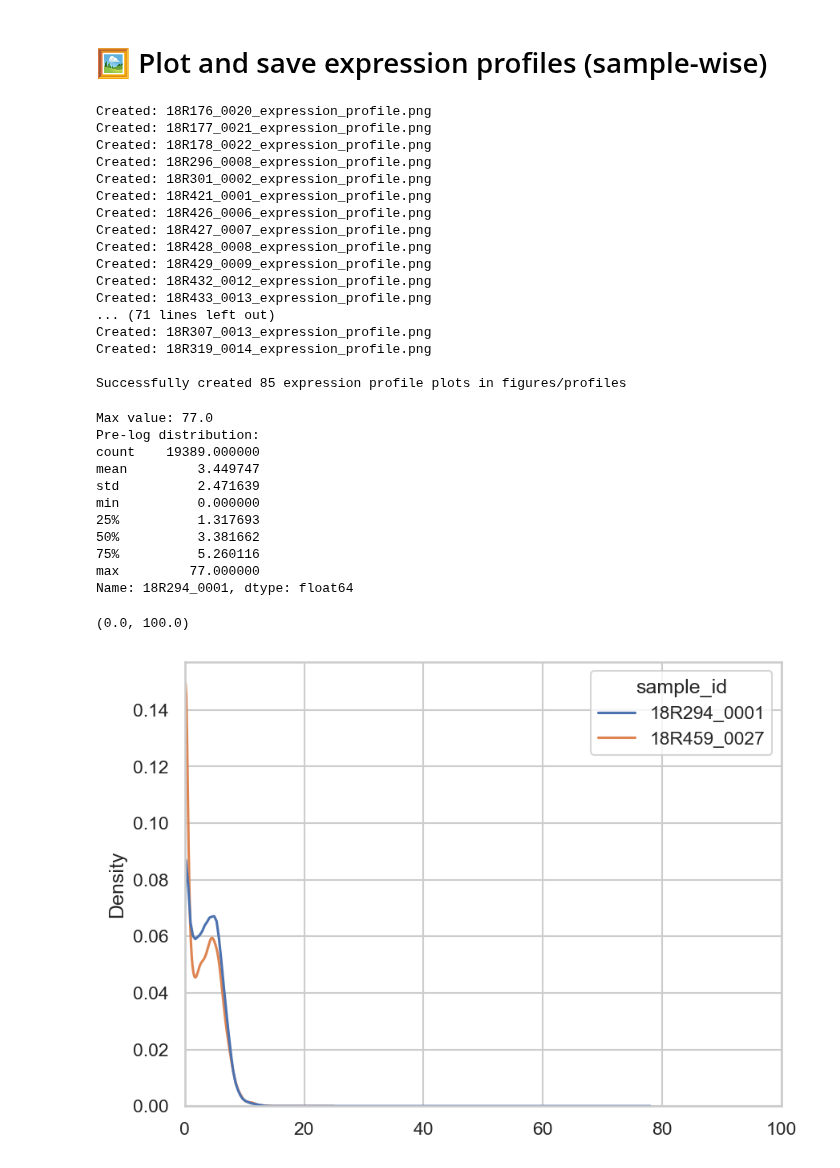
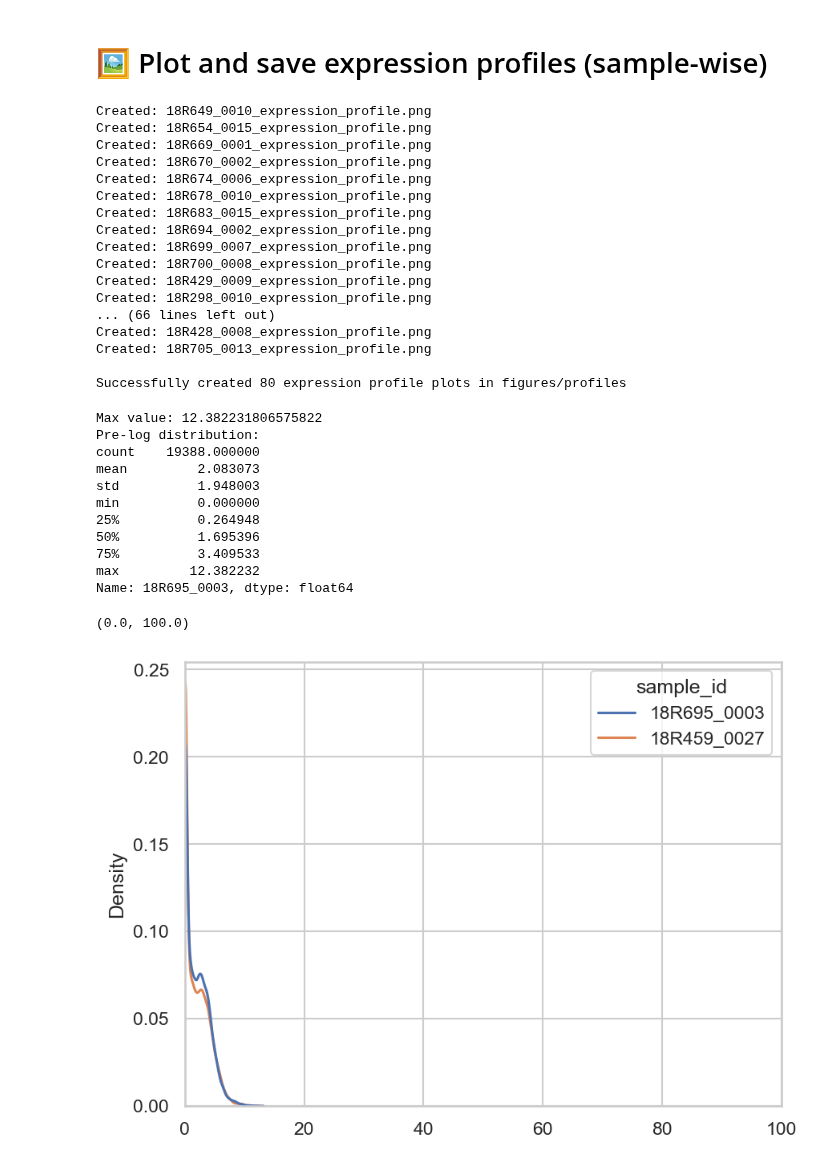
Before and after one commit to lkmaks/mcrc-cetuximab-analysis, a Jupyter notebook: notebooks/tasks34_harut/load_expression_profiles.ipynb, the cells around one changed output. Cells and saved outputs as stored; diff of their text form; code cells hidden in the pictures.

```diff
--- a/notebooks/tasks34_harut/load_expression_profiles.ipynb
+++ b/notebooks/tasks34_harut/load_expression_profiles.ipynb
@@ -19,7 +19,7 @@ os.makedirs("figures/profiles", exist_ok=True)
 # 📥 Load expression and annotation data
 # %%
 # Load files
-expression_df = pd.read_csv("data/log2_tpms_from_fpkm_hgnc_no_metastases_maxim.csv", index_col='sample_id')
+expression_df = pd.read_csv("data/log_tpms_from_fpkm_hgnc_filtered_by_ann.csv", index_col='sample_id')
 
 expression_df_numeric = expression_df.select_dtypes(include=[float, int])
 # %% [markdown]
@@ -53,43 +53,43 @@ for sample_id in expression_df_numeric.index:
 
 print(f"\nSuccessfully created {len(expression_df_numeric)} expression profile plots in figures/profiles")
 # %% [output]
-Created: 18R176_0020_expression_profile.png
-Created: 18R177_0021_expression_profile.png
-Created: 18R178_0022_expression_profile.png
-Created: 18R296_0008_expression_profile.png
-Created: 18R301_0002_expression_profile.png
-Created: 18R421_0001_expression_profile.png
-Created: 18R426_0006_expression_profile.png
-Created: 18R427_0007_expression_profile.png
+Created: 18R649_0010_expression_profile.png
+Created: 18R654_0015_expression_profile.png
+Created: 18R669_0001_expression_profile.png
+Created: 18R670_0002_expression_profile.png
+Created: 18R674_0006_expression_profile.png
+Created: 18R678_0010_expression_profile.png
+Created: 18R683_0015_expression_profile.png
+Created: 18R694_0002_expression_profile.png
+Created: 18R699_0007_expression_profile.png
+Created: 18R700_0008_expression_profile.png
+Created: 18R429_0009_expression_profile.png
+Created: 18R298_0010_expression_profile.png
+... (66 lines left out)
 Created: 18R428_0008_expression_profile.png
-Created: 18R429_0009_expression_profile.png
-Created: 18R432_0012_expression_profile.png
-Created: 18R433_0013_expression_profile.png
-... (71 lines left out)
-Created: 18R307_0013_expression_profile.png
-Created: 18R319_0014_expression_profile.png
+Created: 18R705_0013_expression_profile.png
 
-Successfully created 85 expression profile plots in figures/profiles
+Successfully created 80 expression profile plots in figures/profiles
 # %%
 # Check max value in this sample
-print(f"Max value: {expression_df_numeric.loc['18R294_0001'].max()}")
+print(f"Max value: {expression_df_numeric.loc['18R695_0003'].max()}")
 # Verify log-transformation
-print(f"Pre-log distribution:\n{expression_df_numeric.loc['18R294_0001'].describe()}")
+print(f"Pre-log distribution:\n{expression_df_numeric.loc['18R695_0003'].describe()}")
 # %% [output]
-Max value: 77.0
+Max value: 12.382231806575822
 Pre-log distribution:
-count    19389.000000
-mean         3.449747
-std          2.471639
+count    19388.000000
+mean         2.083073
+std          1.948003
 min          0.000000
-25%          1.317693
-50%          3.381662
-75%          5.260116
-max         77.000000
-Name: 18R294_0001, dtype: float64
+25%          0.264948
+50%          1.695396
+75%          3.409533
+max         12.382232
+Name: 18R695_0003, dtype: float64
 # %%
-sns.kdeplot(data=expression_df_numeric.loc[['18R294_0001', '18R459_0027']].T)
+sns.kdeplot(data=expression_df_numeric.loc[['18R695_0003', '18R459_0027']].T)
 plt.xlim(0, 100)
 # %% [output]
 (0.0, 100.0)
-[figure, old version]
+[figure, new version]
```
Also changed, not shown: 1 other file.
